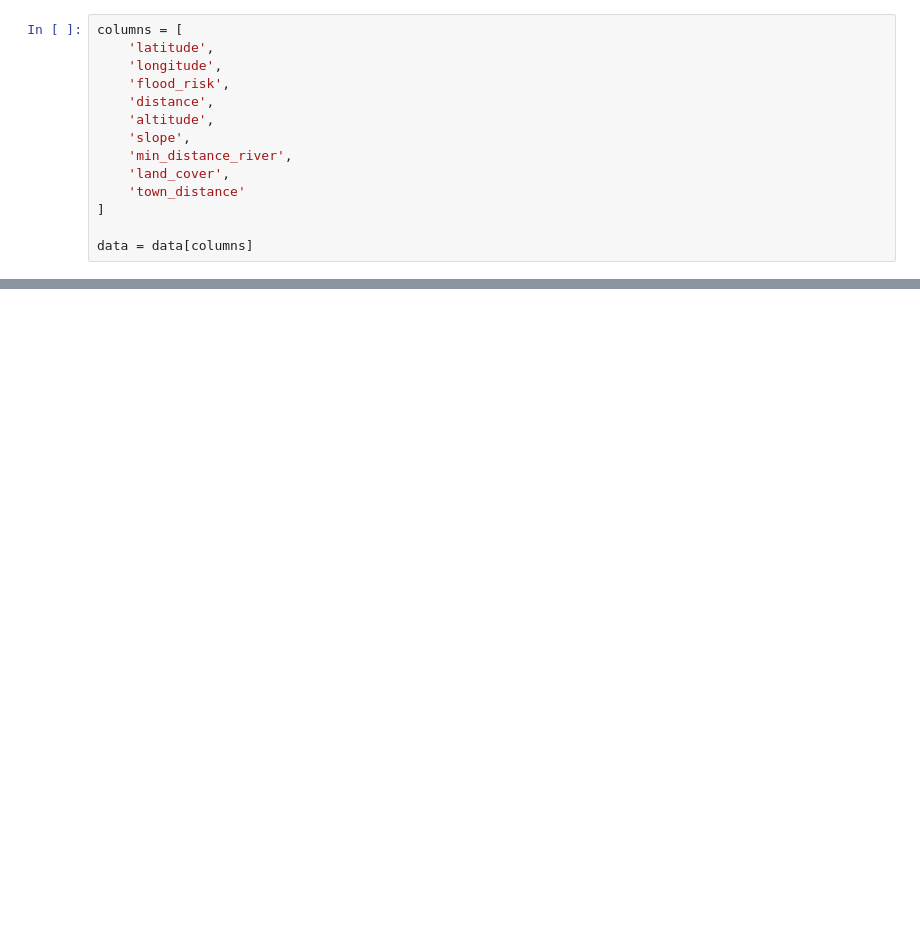
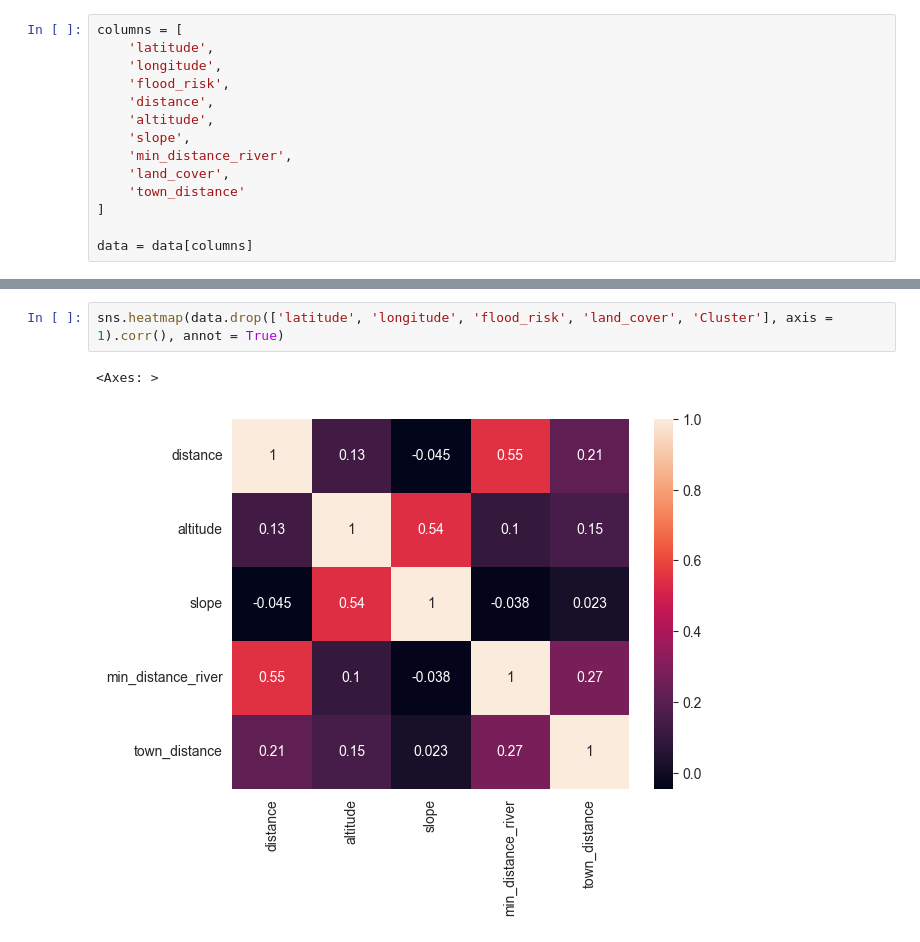
Before and after one commit to keanteng/flood_risk_model_2, a Jupyter notebook: 16regression.ipynb, the cells around one changed output, grey strips where cells are left out. Saved outputs shown, nothing was run; the diff lists cells and outputs as text; blank space fills up the shorter version.

```diff
--- a/16regression.ipynb
+++ b/16regression.ipynb
@@ -31,0 +94,5 @@ data = data[columns]
+# %%
+sns.heatmap(data.drop(['latitude', 'longitude', 'flood_risk', 'land_cover', 'Cluster'], axis = 1).corr(), annot = True)
+# %% [output]
+<Axes: >
+[figure, added]
```
Also changed, not shown: parts of 35 cells of this notebook, 2 other files.
